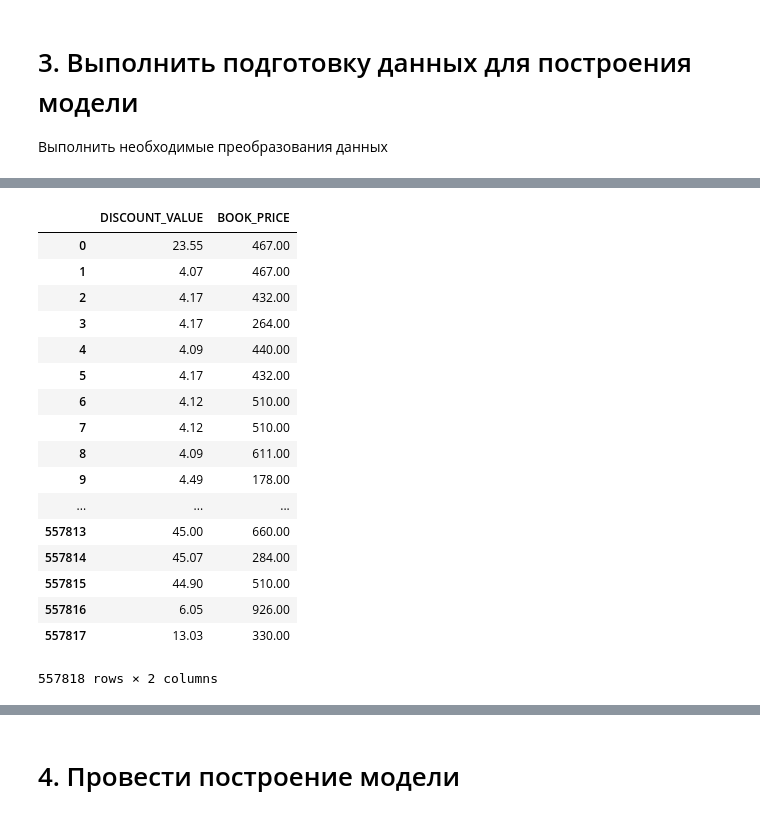
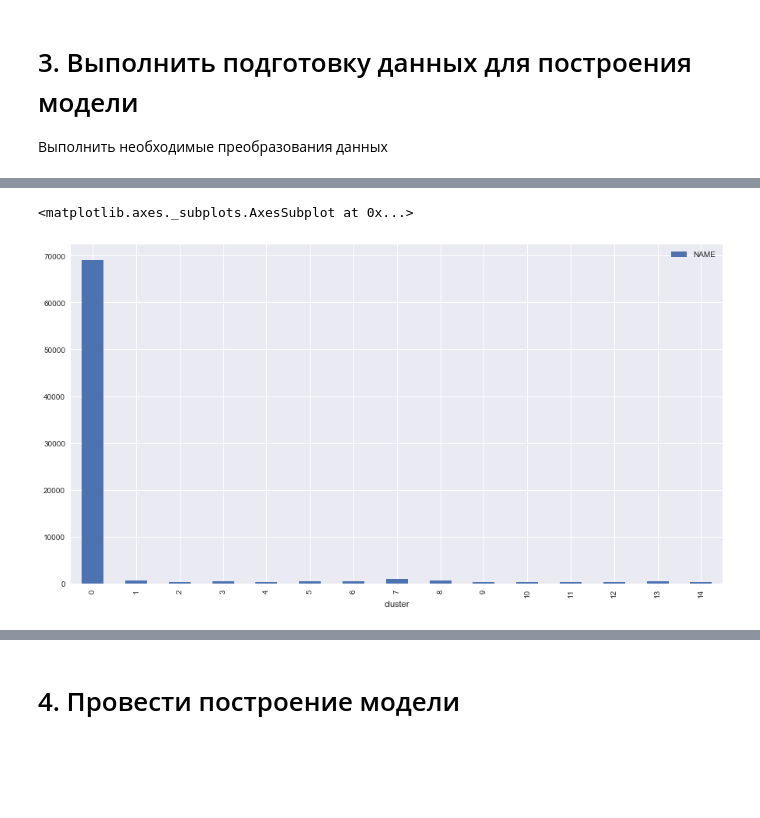
Before and after one commit to erlong15/bigdata_homework, a Jupyter notebook: homework6/homework_dimred.ipynb, the cells around one changed output, grey strips where cells are left out. Cells and saved outputs as stored; diff of their text form; code cells hidden in the pictures; blank space fills up the shorter version.

```diff
--- a/homework6/homework_dimred.ipynb
+++ b/homework6/homework_dimred.ipynb
@@ -126,0 +195,5 @@ analyze_df = model_pipe.transform(df)
+# %%
+descs_unique['cluster'] = clusters.T
+print(descs_unique[descs_unique['cluster']==14].head(5))
+print(descs_unique[descs_unique['cluster']==13].head(5))
+print(descs_unique[descs_unique['cluster']==12].head(5))
@@ -127,12 +219,17 @@ analyze_df = model_pipe.transform(df)
+# %%
+descs_unique.groupby('cluster').count().plot.bar()
+# %% [output]
+<matplotlib.axes._subplots.AxesSubplot at 0x...>
+[figure, added]
 # %%
 from sklearn.pipeline import make_union, make_pipeline
 from sklearn.preprocessing import FunctionTransformer, StandardScaler, Imputer, LabelEncoder
 
 def get_discount_num_and_price(df):
-    df['DISCOUNT_VALUE'] = df['DISCOUNT_VALUE'].replace('[\%]','',regex=True).astype(float)
-    df['DISCOUNT_VALUE'].fillna(0.0)
-    df['BOOK_PRICE'] = df[['PRICE','DISCOUNT_VALUE']].apply(lambda x: book_price(*x), axis=1)
-    return df[['DISCOUNT_VALUE', 'BOOK_PRICE']]
+    df['DISCOUNT_VALUE'] = df['DISCOUNT_VALUE'].replace('[\%]','',regex=True).astype(float).fillna(0.0)
+    df['BOOK_PRICE'] = book_price(df['PRICE'], df['DISCOUNT_VALUE'])
+    #df[['PRICE','DISCOUNT_VALUE']].apply(lambda x: book_price(*x), axis=1)
+    return df
 
 def get_name_col(df):
     return df['NAME']
@@ -140,23 +237,4 @@ def get_name_col(df):
 #pipeline = make_union(*[
 #    make_pipeline(FunctionTransformer(get_discount_num_and_price, validate=False), Imputer(strategy='mean'), StandardScaler()),
 #])
-get_discount_num_and_price(df)
+res_df = get_discount_num_and_price(df)
-# %% [output]
-|  | DISCOUNT_VALUE | BOOK_PRICE |
-| 0 | 23.55 | 467.00 |
-| 1 | 4.07 | 467.00 |
-| 2 | 4.17 | 432.00 |
-| 3 | 4.17 | 264.00 |
-| 4 | 4.09 | 440.00 |
-| 5 | 4.17 | 432.00 |
-| 6 | 4.12 | 510.00 |
-| 7 | 4.12 | 510.00 |
-| 8 | 4.09 | 611.00 |
-| 9 | 4.49 | 178.00 |
-| ... | ... | ... |
-| 557813 | 45.00 | 660.00 |
-| 557814 | 45.07 | 284.00 |
-| 557815 | 44.90 | 510.00 |
-| 557816 | 6.05 | 926.00 |
-| 557817 | 13.03 | 330.00 |
-557818 rows × 2 columns
```
Also changed, not shown: parts of 20 cells of this notebook, 1 other file.
